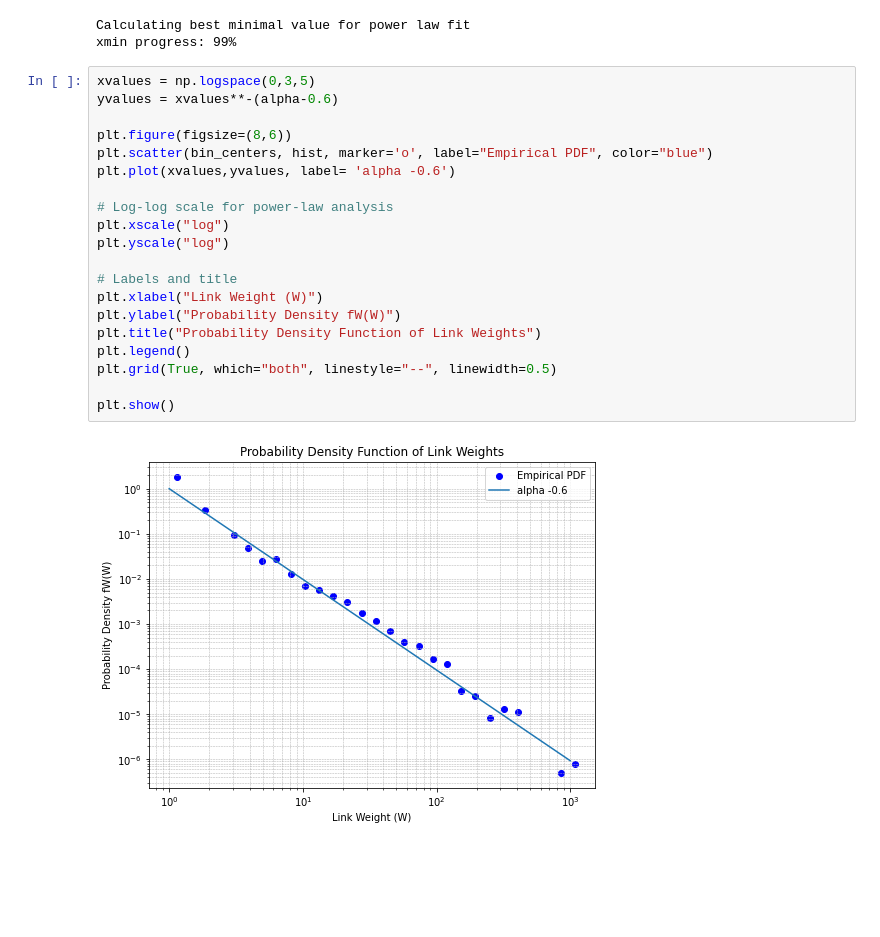
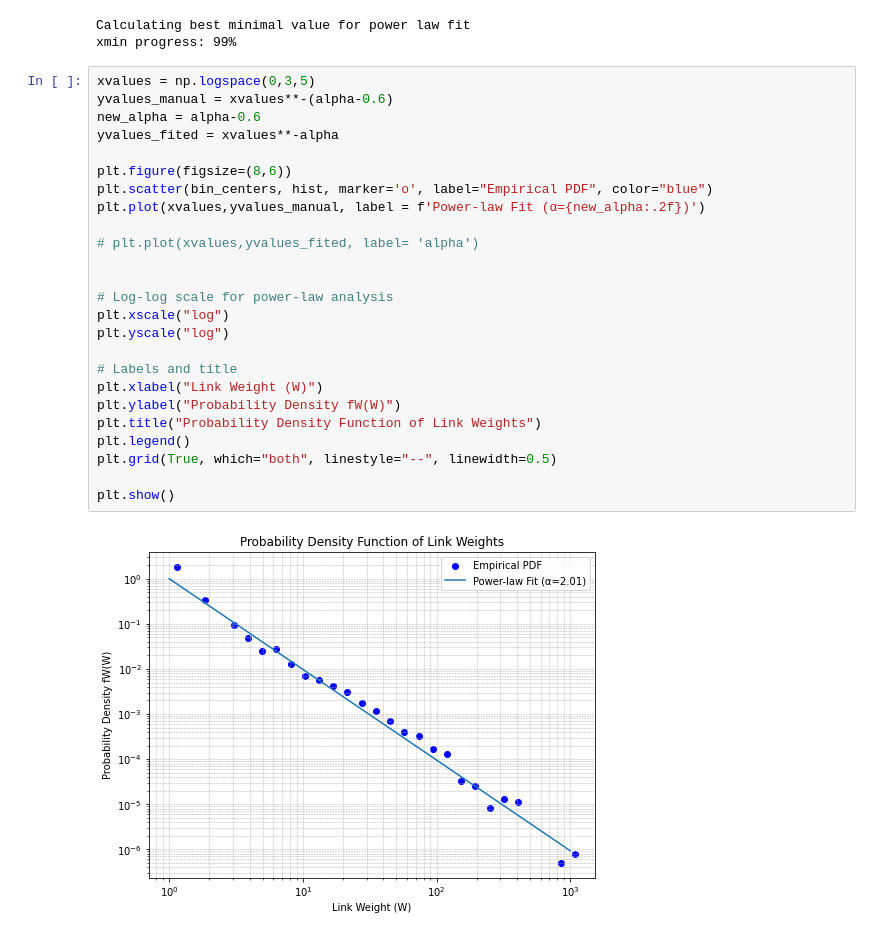
Before and after one commit to Tim-Albers/ComplexNetworks, a Jupyter notebook: FINAL_NOTEBOOK.ipynb, the cells around one changed output. Saved outputs shown, nothing was run; the diff lists cells and outputs as text; blank space fills up the shorter version.

```diff
--- a/FINAL_NOTEBOOK.ipynb
+++ b/FINAL_NOTEBOOK.ipynb
@@ -163,23 +163,28 @@ Calculating best minimal value for power law fit
 xmin progress: 99%
 # %%
 xvalues = np.logspace(0,3,5)
-yvalues = xvalues**-(alpha-0.6)
+yvalues_manual = xvalues**-(alpha-0.6)
+new_alpha = alpha-0.6
+yvalues_fited = xvalues**-alpha
 
 plt.figure(figsize=(8,6))
 plt.scatter(bin_centers, hist, marker='o', label="Empirical PDF", color="blue")
-plt.plot(xvalues,yvalues, label= 'alpha -0.6')
+plt.plot(xvalues,yvalues_manual, label = f'Power-law Fit (α={new_alpha:.2f})')
+
+# plt.plot(xvalues,yvalues_fited, label= 'alpha')
+
 
 # Log-log scale for power-law analysis
 plt.xscale("log")
 plt.yscale("log")
 
 # Labels and title
 plt.xlabel("Link Weight (W)")
 plt.ylabel("Probability Density fW(W)")
 plt.title("Probability Density Function of Link Weights")
 plt.legend()
 plt.grid(True, which="both", linestyle="--", linewidth=0.5)
 
 plt.show()
 # %% [output]
-[figure, old version]
+[figure, new version]
```
